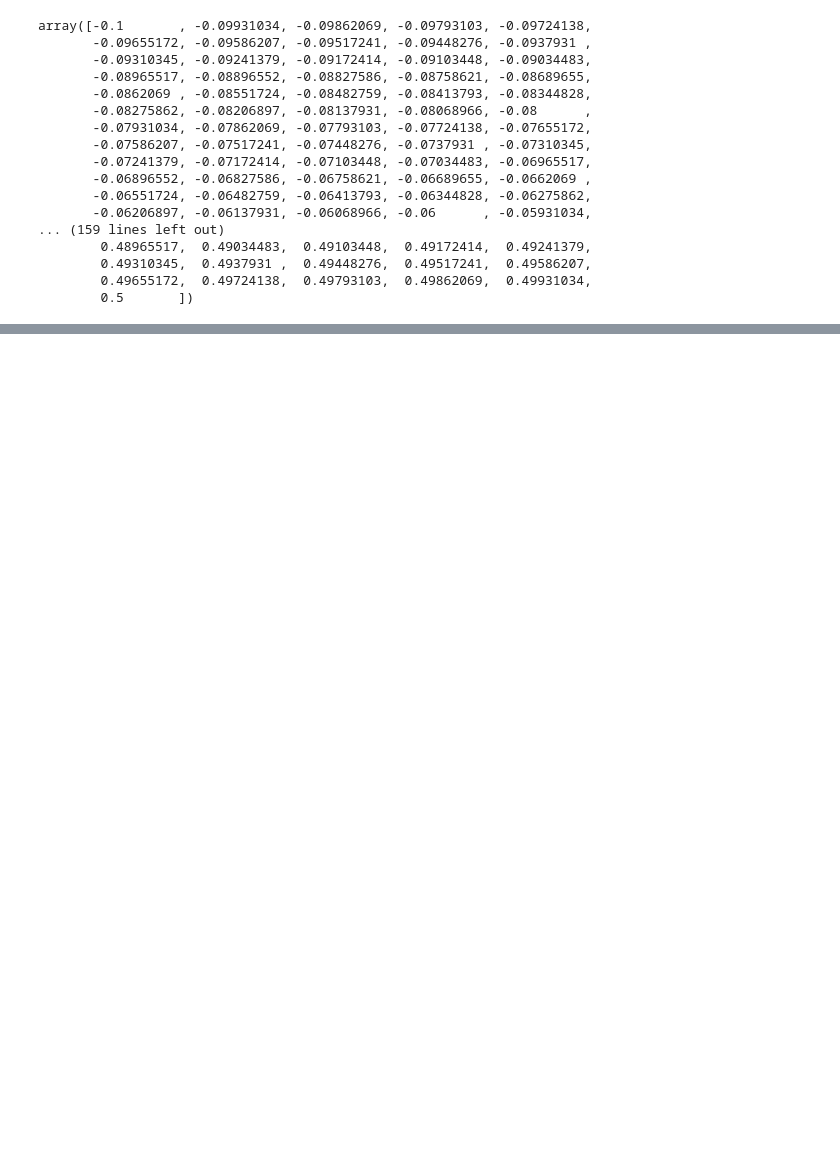
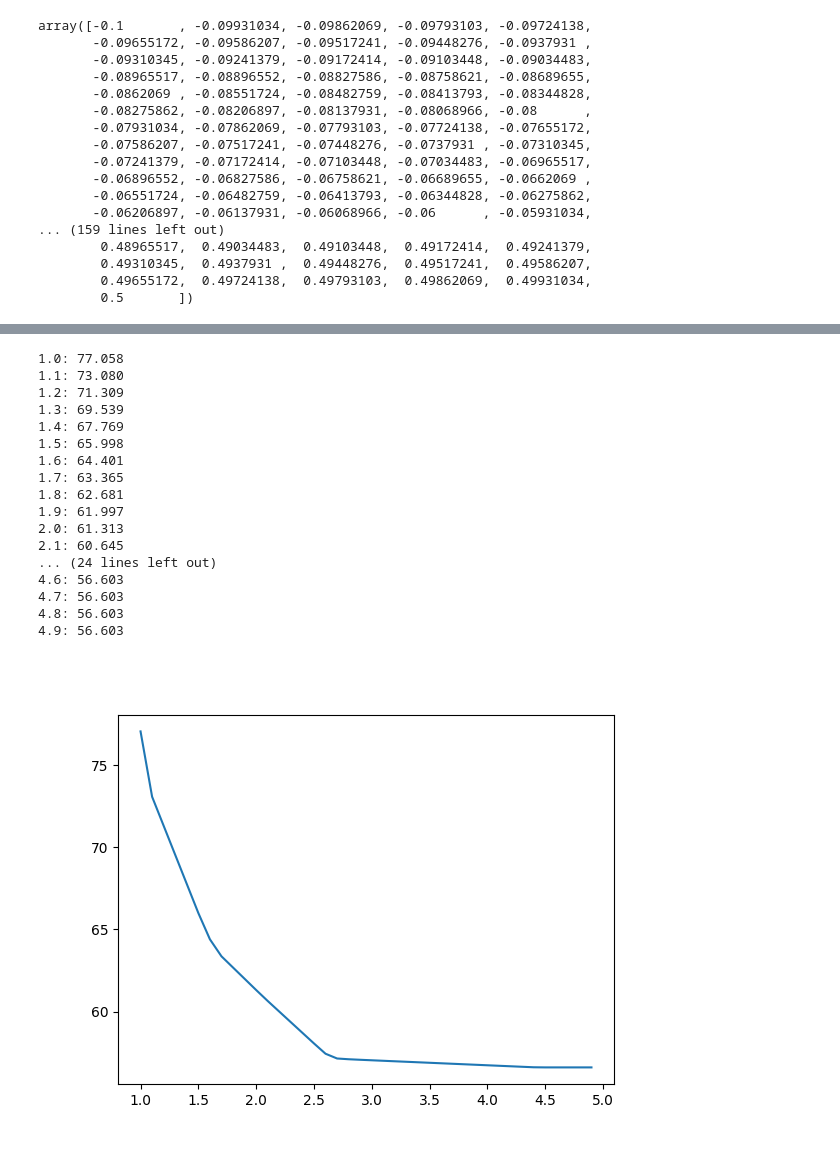
Before and after one commit to Katterrina/fimuni_thesis, a Jupyter notebook: notebooks/03_pci.ipynb, the cells around one changed output, grey strips where cells are left out. Saved outputs shown, nothing was run; the diff lists cells and outputs as text; code cells hidden in the pictures; blank space fills up the shorter version.

```diff
--- a/notebooks/03_pci.ipynb
+++ b/notebooks/03_pci.ipynb
@@ -117,0 +92,34 @@ plt.show();
+# %%
+ks = []
+pci_k = []
+
+for k10 in range(10,50):
+    k = k10/10
+    par = {'baseline_window':(-0.1,-0.01), 'response_window':(0.05,0.5), 'k':k, 'min_snr':1.1, 'max_var':95, 'embed':False,'n_steps':50} #
+    pci_st_result = pci_st.calc_PCIst(epochs_data_averaged, epochs.times, **par)
+    print(f"{k}: {pci_st_result:.3f}")
+    pci_k.append(pci_st_result)
+    ks.append(k)
+
+plt.figure()
+sns.lineplot(x=ks, y=pci_k)
+plt.show()
+# %% [output]
+1.0: 77.058
+1.1: 73.080
+1.2: 71.309
+1.3: 69.539
+1.4: 67.769
+1.5: 65.998
+1.6: 64.401
+1.7: 63.365
+1.8: 62.681
+1.9: 61.997
+2.0: 61.313
+2.1: 60.645
+... (24 lines left out)
+4.6: 56.603
+4.7: 56.603
+4.8: 56.603
+4.9: 56.603
+[figure, added]
```
Also changed, not shown: parts of 12 cells of this notebook.
